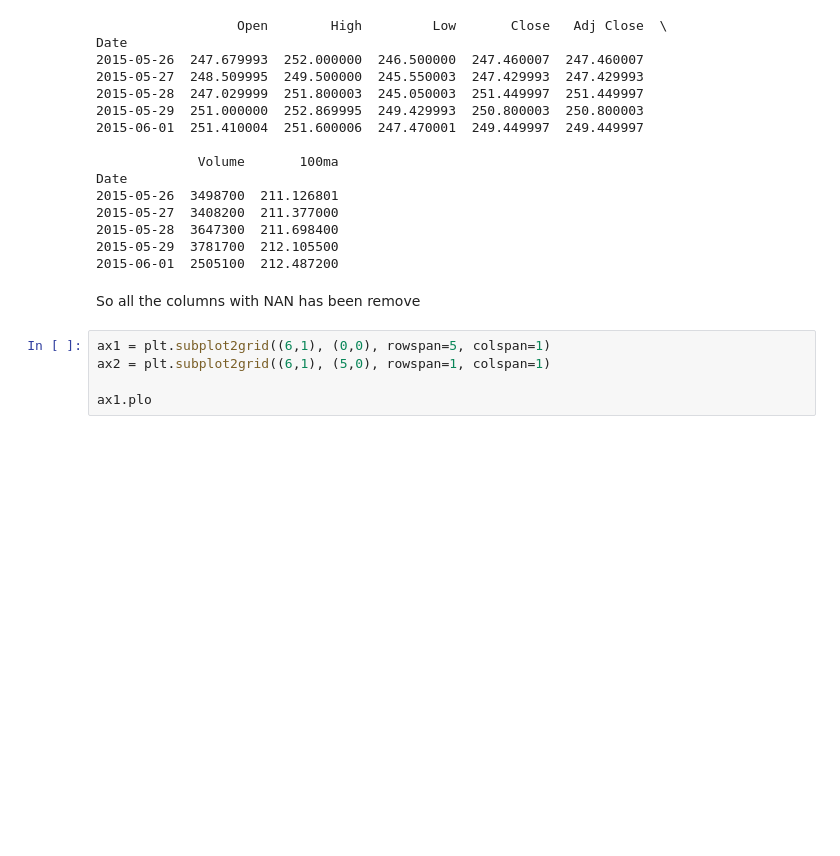
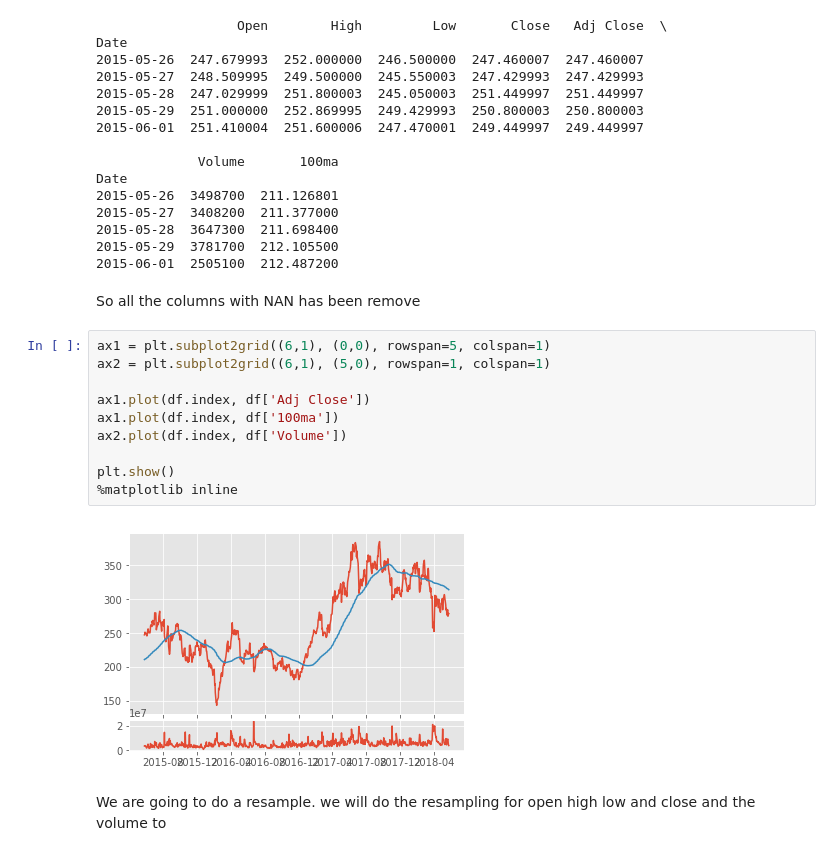
Before and after one commit to constantinembufung/python-for-finance-and-backtesting, a Jupyter notebook: Python for Finance.ipynb, the cells around one changed output. Drawn from its saved outputs; the diff is of its cells as text; blank space fills up the shorter version.

```diff
--- a/Python for Finance.ipynb
+++ b/Python for Finance.ipynb
@@ -130,5 +130,14 @@ So all the columns with NAN has been remove
 # %%
 ax1 = plt.subplot2grid((6,1), (0,0), rowspan=5, colspan=1)
 ax2 = plt.subplot2grid((6,1), (5,0), rowspan=1, colspan=1)
 
-ax1.plo
+ax1.plot(df.index, df['Adj Close'])
+ax1.plot(df.index, df['100ma'])
+ax2.plot(df.index, df['Volume'])
+
+plt.show()
+%matplotlib inline
+# %% [output]
+[figure, added]
+# %% [markdown]
+We are going to do a resample. we will do the resampling for open high low and close and the volume to
```
Also changed, not shown: parts of 12 cells of this notebook, 2 other files.
